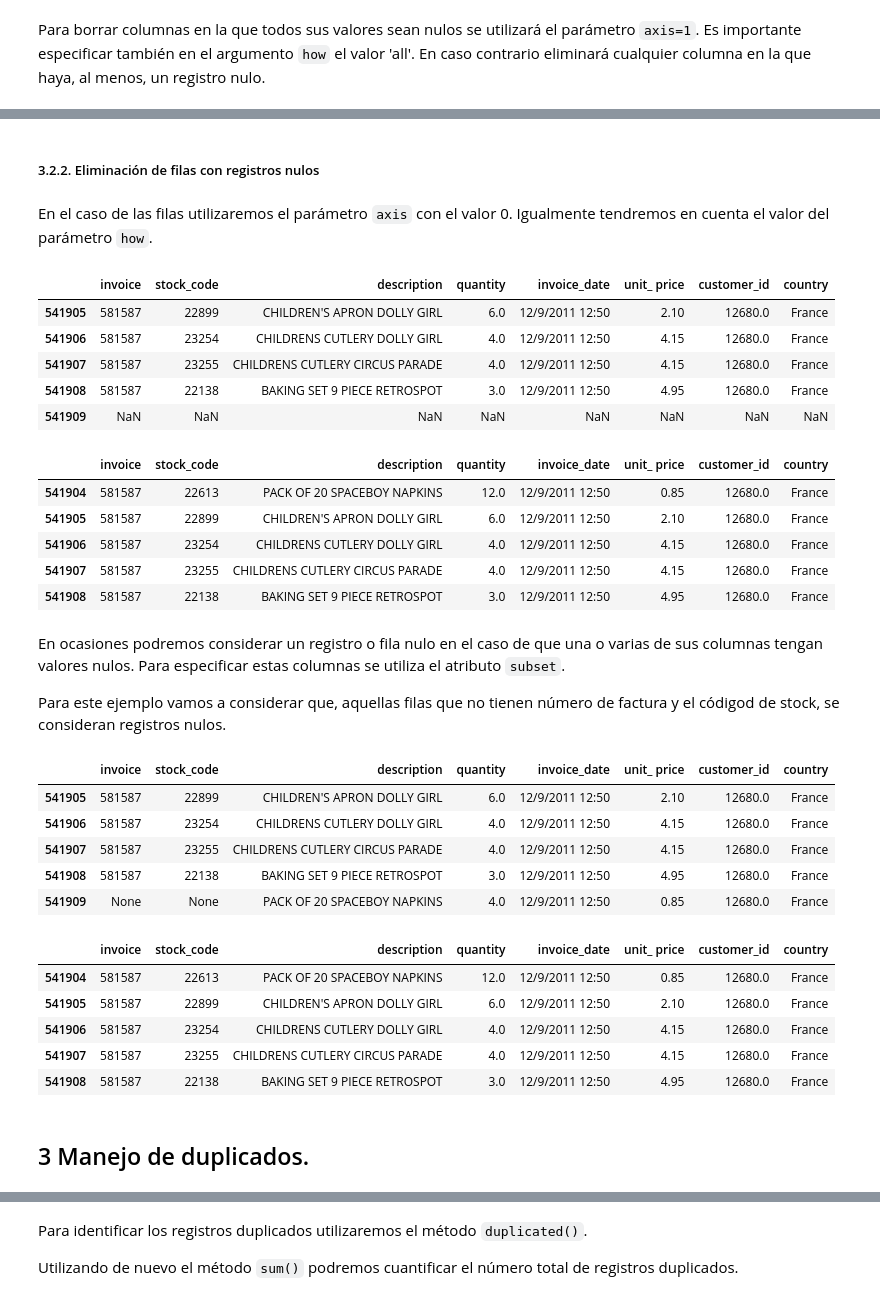
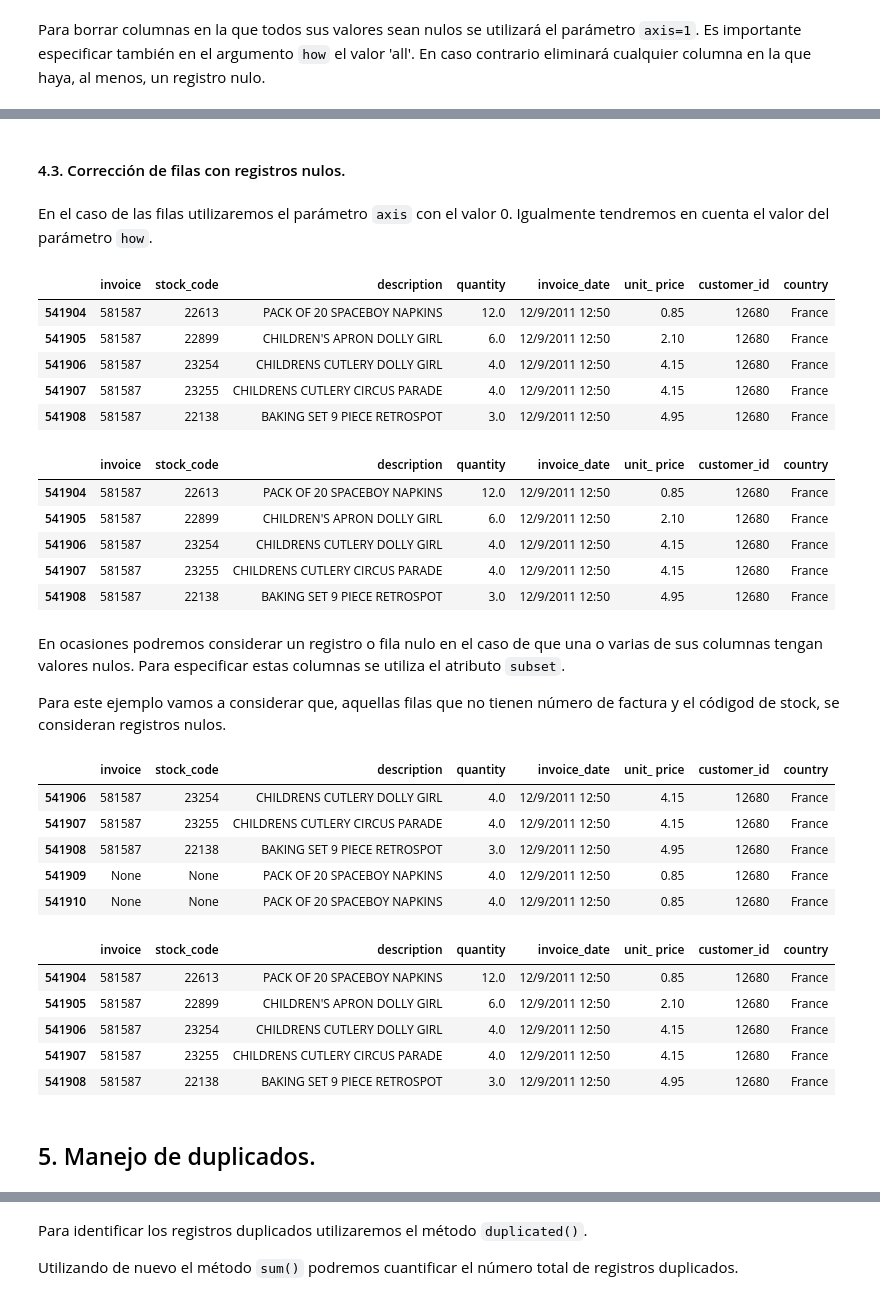
Before and after one commit to ismaelcazalilla/acceso_limpieza_datos, a Jupyter notebook: notebooks/limpieza.ipynb, the cells around one changed output, grey strips where cells are left out. Drawn from its saved outputs; the diff is of its cells as text; code cells hidden in the pictures.

````diff
--- a/notebooks/limpieza.ipynb
+++ b/notebooks/limpieza.ipynb
@@ -136,16 +123,2 @@ invoices_df.columns.to_list()
 # %% [markdown]
 #### 2.2. Corrección.
-# %%
-final_col_names = [
-    'invoice',
-    'stock_code',
-    'description',
-    'quantity',
-    'invoice_date',
-    'unit_ price',
-    'customer_id',
-    'country'
-]
-
-invoices_df.columns = final_col_names
-invoices_df.columns.to_list()
@@ -183,0 +186,3 @@ invoices_df.columns.to_list()
+# %%
+# En el caso de tener nulos en la columnas nos dará error al utilizar el tipo 'int'
+invoices_df['customer_id'] = invoices_df['customer_id'].astype('int').astype('object')
@@ -183,0 +191,6 @@ invoices_df.columns.to_list()
+# %%
+# Para evitar este problema utilizaremos el tipo 'Int64'
+invoices_df['customer_id'] = invoices_df['customer_id'].astype('Int64').astype('object')
+
+print(invoices_df.dtypes)
+invoices_df.head()
@@ -286,31 +309,28 @@ invoices_df.head()
 # %% [markdown]
-##### 3.2.2. Eliminación de filas con registros nulos
+#### 4.3. Corrección de filas con registros nulos.
 # %% [markdown]
 En el caso de las filas utilizaremos el parámetro ```axis``` con el valor 0. Igualmente tendremos en cuenta el valor del parámetro ```how```.
 # %%
-# Añadimos una fila con todos los valores a null al final del dataset
-null_row = pd.Series([None, None, None, None, None, None, None, None])
-
-invoices_df.loc[len(invoices_df.index)] = null_row
+# Se añadieron filas nulas al final del dataset para este punto
 invoices_df.tail()
 # %% [output]
 |  | invoice | stock_code | description | quantity | invoice_date | unit_ price | customer_id | country |
-| 541905 | 581587 | 22899 | CHILDREN'S APRON DOLLY GIRL | 6.0 | 12/9/2011 12:50 | 2.10 | 12680.0 | France |
-| 541906 | 581587 | 23254 | CHILDRENS CUTLERY DOLLY GIRL | 4.0 | 12/9/2011 12:50 | 4.15 | 12680.0 | France |
-| 541907 | 581587 | 23255 | CHILDRENS CUTLERY CIRCUS PARADE | 4.0 | 12/9/2011 12:50 | 4.15 | 12680.0 | France |
-| 541908 | 581587 | 22138 | BAKING SET 9 PIECE RETROSPOT | 3.0 | 12/9/2011 12:50 | 4.95 | 12680.0 | France |
-| 541909 | NaN | NaN | NaN | NaN | NaN | NaN | NaN | NaN |
+| 541904 | 581587 | 22613 | PACK OF 20 SPACEBOY NAPKINS | 12.0 | 12/9/2011 12:50 | 0.85 | 12680 | France |
+| 541905 | 581587 | 22899 | CHILDREN'S APRON DOLLY GIRL | 6.0 | 12/9/2011 12:50 | 2.10 | 12680 | France |
+| 541906 | 581587 | 23254 | CHILDRENS CUTLERY DOLLY GIRL | 4.0 | 12/9/2011 12:50 | 4.15 | 12680 | France |
+| 541907 | 581587 | 23255 | CHILDRENS CUTLERY CIRCUS PARADE | 4.0 | 12/9/2011 12:50 | 4.15 | 12680 | France |
+| 541908 | 581587 | 22138 | BAKING SET 9 PIECE RETROSPOT | 3.0 | 12/9/2011 12:50 | 4.95 | 12680 | France |
 # %%
 # Borramos la fila con todos los valores nulos
 invoices_df = invoices_df.dropna(axis=0, how='all')
 invoices_df.tail()
 # %% [output]
 |  | invoice | stock_code | description | quantity | invoice_date | unit_ price | customer_id | country |
-| 541904 | 581587 | 22613 | PACK OF 20 SPACEBOY NAPKINS | 12.0 | 12/9/2011 12:50 | 0.85 | 12680.0 | France |
-| 541905 | 581587 | 22899 | CHILDREN'S APRON DOLLY GIRL | 6.0 | 12/9/2011 12:50 | 2.10 | 12680.0 | France |
-| 541906 | 581587 | 23254 | CHILDRENS CUTLERY DOLLY GIRL | 4.0 | 12/9/2011 12:50 | 4.15 | 12680.0 | France |
-| 541907 | 581587 | 23255 | CHILDRENS CUTLERY CIRCUS PARADE | 4.0 | 12/9/2011 12:50 | 4.15 | 12680.0 | France |
-| 541908 | 581587 | 22138 | BAKING SET 9 PIECE RETROSPOT | 3.0 | 12/9/2011 12:50 | 4.95 | 12680.0 | France |
+| 541904 | 581587 | 22613 | PACK OF 20 SPACEBOY NAPKINS | 12.0 | 12/9/2011 12:50 | 0.85 | 12680 | France |
+| 541905 | 581587 | 22899 | CHILDREN'S APRON DOLLY GIRL | 6.0 | 12/9/2011 12:50 | 2.10 | 12680 | France |
+| 541906 | 581587 | 23254 | CHILDRENS CUTLERY DOLLY GIRL | 4.0 | 12/9/2011 12:50 | 4.15 | 12680 | France |
+| 541907 | 581587 | 23255 | CHILDRENS CUTLERY CIRCUS PARADE | 4.0 | 12/9/2011 12:50 | 4.15 | 12680 | France |
+| 541908 | 581587 | 22138 | BAKING SET 9 PIECE RETROSPOT | 3.0 | 12/9/2011 12:50 | 4.95 | 12680 | France |
 # %% [markdown]
 En ocasiones podremos considerar un registro o fila nulo en el caso de que una o varias de sus columnas tengan valores nulos. Para especificar estas columnas se utiliza el atributo ```subset```.
 
@@ -334,11 +354,11 @@ invoices_df.loc[len(invoices_df.index)] = invoice_customer_null_row
 invoices_df.tail()
 # %% [output]
 |  | invoice | stock_code | description | quantity | invoice_date | unit_ price | customer_id | country |
-| 541905 | 581587 | 22899 | CHILDREN'S APRON DOLLY GIRL | 6.0 | 12/9/2011 12:50 | 2.10 | 12680.0 | France |
-| 541906 | 581587 | 23254 | CHILDRENS CUTLERY DOLLY GIRL | 4.0 | 12/9/2011 12:50 | 4.15 | 12680.0 | France |
-| 541907 | 581587 | 23255 | CHILDRENS CUTLERY CIRCUS PARADE | 4.0 | 12/9/2011 12:50 | 4.15 | 12680.0 | France |
-| 541908 | 581587 | 22138 | BAKING SET 9 PIECE RETROSPOT | 3.0 | 12/9/2011 12:50 | 4.95 | 12680.0 | France |
-| 541909 | None | None | PACK OF 20 SPACEBOY NAPKINS | 4.0 | 12/9/2011 12:50 | 0.85 | 12680.0 | France |
+| 541906 | 581587 | 23254 | CHILDRENS CUTLERY DOLLY GIRL | 4.0 | 12/9/2011 12:50 | 4.15 | 12680 | France |
+| 541907 | 581587 | 23255 | CHILDRENS CUTLERY CIRCUS PARADE | 4.0 | 12/9/2011 12:50 | 4.15 | 12680 | France |
+| 541908 | 581587 | 22138 | BAKING SET 9 PIECE RETROSPOT | 3.0 | 12/9/2011 12:50 | 4.95 | 12680 | France |
+| 541909 | None | None | PACK OF 20 SPACEBOY NAPKINS | 4.0 | 12/9/2011 12:50 | 0.85 | 12680 | France |
+| 541910 | None | None | PACK OF 20 SPACEBOY NAPKINS | 4.0 | 12/9/2011 12:50 | 0.85 | 12680 | France |
 # %%
 # Definimos el subset de variables a tener en cuenta para considerar un registro nulo y eliminamos.
 subset_cols = ['invoice', 'stock_code']
@@ -347,11 +367,11 @@ invoices_df = invoices_df.dropna(axis=0, subset=subset_cols)
 invoices_df.tail()
 # %% [output]
 |  | invoice | stock_code | description | quantity | invoice_date | unit_ price | customer_id | country |
-| 541904 | 581587 | 22613 | PACK OF 20 SPACEBOY NAPKINS | 12.0 | 12/9/2011 12:50 | 0.85 | 12680.0 | France |
-| 541905 | 581587 | 22899 | CHILDREN'S APRON DOLLY GIRL | 6.0 | 12/9/2011 12:50 | 2.10 | 12680.0 | France |
-| 541906 | 581587 | 23254 | CHILDRENS CUTLERY DOLLY GIRL | 4.0 | 12/9/2011 12:50 | 4.15 | 12680.0 | France |
-| 541907 | 581587 | 23255 | CHILDRENS CUTLERY CIRCUS PARADE | 4.0 | 12/9/2011 12:50 | 4.15 | 12680.0 | France |
-| 541908 | 581587 | 22138 | BAKING SET 9 PIECE RETROSPOT | 3.0 | 12/9/2011 12:50 | 4.95 | 12680.0 | France |
+| 541904 | 581587 | 22613 | PACK OF 20 SPACEBOY NAPKINS | 12.0 | 12/9/2011 12:50 | 0.85 | 12680 | France |
+| 541905 | 581587 | 22899 | CHILDREN'S APRON DOLLY GIRL | 6.0 | 12/9/2011 12:50 | 2.10 | 12680 | France |
+| 541906 | 581587 | 23254 | CHILDRENS CUTLERY DOLLY GIRL | 4.0 | 12/9/2011 12:50 | 4.15 | 12680 | France |
+| 541907 | 581587 | 23255 | CHILDRENS CUTLERY CIRCUS PARADE | 4.0 | 12/9/2011 12:50 | 4.15 | 12680 | France |
+| 541908 | 581587 | 22138 | BAKING SET 9 PIECE RETROSPOT | 3.0 | 12/9/2011 12:50 | 4.95 | 12680 | France |
 # %% [markdown]
-## 3 Manejo de duplicados.
+## 5. Manejo de duplicados.
 # %% [markdown]
````
Also changed, not shown: parts of 44 cells of this notebook.
